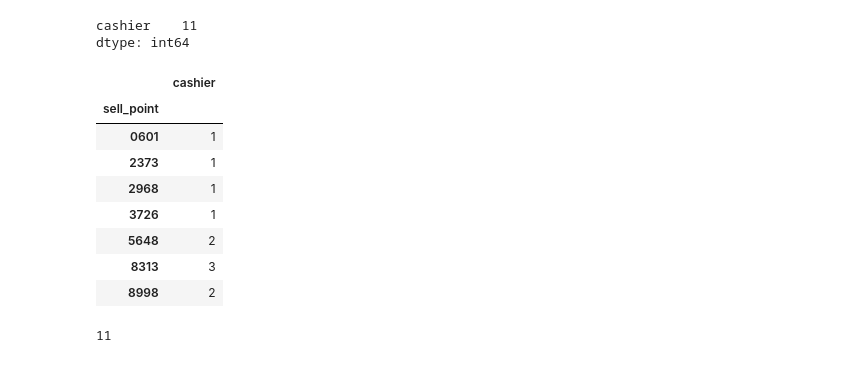
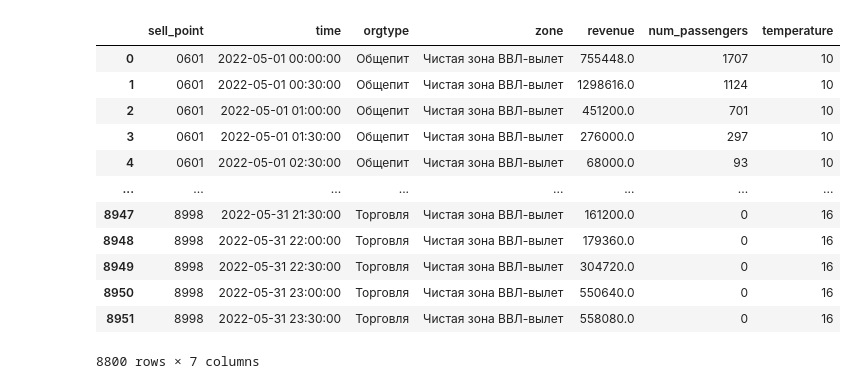
Before and after one commit to Wander1ngW1nd/Sheremem, a Jupyter notebook: revenue_preprocessing.ipynb, the cells around one changed output. Cells and saved outputs as stored; diff of their text form; code cells hidden in the pictures.

```diff
--- a/revenue_preprocessing.ipynb
+++ b/revenue_preprocessing.ipynb
@@ -91,19 +83,0 @@ data
-# %%
-print(data.groupby("sell_point").agg({"cashier": "nunique"}).sum())
-data.groupby("sell_point").agg({"cashier": "nunique"})
-# %% [output]
-cashier    11
-dtype: int64
-|  | cashier |
-| sell_point |  |
-| 0601 | 1 |
-| 2373 | 1 |
-| 2968 | 1 |
-| 3726 | 1 |
-| 5648 | 2 |
-| 8313 | 3 |
-| 8998 | 2 |
-# %%
-len(data["cashier"].unique())
-# %% [output]
-11
@@ -109,0 +105,19 @@ len(data["cashier"].unique())
+# %%
+data = preprocess(df, drop_cashier=True)
+data = data.merge(pass_data, on="time", how="left")
+data = data[data["sell_point"] != "8219"]
+data
+# %% [output]
+|  | sell_point | time | orgtype | zone | revenue | num_passengers | temperature |
+| 0 | 0601 | 2022-05-01 00:00:00 | Общепит | Чистая зона ВВЛ-вылет | 755448.0 | 1707 | 10 |
+| 1 | 0601 | 2022-05-01 00:30:00 | Общепит | Чистая зона ВВЛ-вылет | 1298616.0 | 1124 | 10 |
+| 2 | 0601 | 2022-05-01 01:00:00 | Общепит | Чистая зона ВВЛ-вылет | 451200.0 | 701 | 10 |
+| 3 | 0601 | 2022-05-01 01:30:00 | Общепит | Чистая зона ВВЛ-вылет | 276000.0 | 297 | 10 |
+| 4 | 0601 | 2022-05-01 02:30:00 | Общепит | Чистая зона ВВЛ-вылет | 68000.0 | 93 | 10 |
+| ... | ... | ... | ... | ... | ... | ... | ... |
+| 8947 | 8998 | 2022-05-31 21:30:00 | Торговля | Чистая зона ВВЛ-вылет | 161200.0 | 0 | 16 |
+| 8948 | 8998 | 2022-05-31 22:00:00 | Торговля | Чистая зона ВВЛ-вылет | 179360.0 | 0 | 16 |
+| 8949 | 8998 | 2022-05-31 22:30:00 | Торговля | Чистая зона ВВЛ-вылет | 304720.0 | 0 | 16 |
+| 8950 | 8998 | 2022-05-31 23:00:00 | Торговля | Чистая зона ВВЛ-вылет | 550640.0 | 0 | 16 |
+| 8951 | 8998 | 2022-05-31 23:30:00 | Торговля | Чистая зона ВВЛ-вылет | 558080.0 | 0 | 16 |
+8800 rows × 7 columns
```
Also changed, not shown: parts of 21 cells of this notebook, 51 other files.
